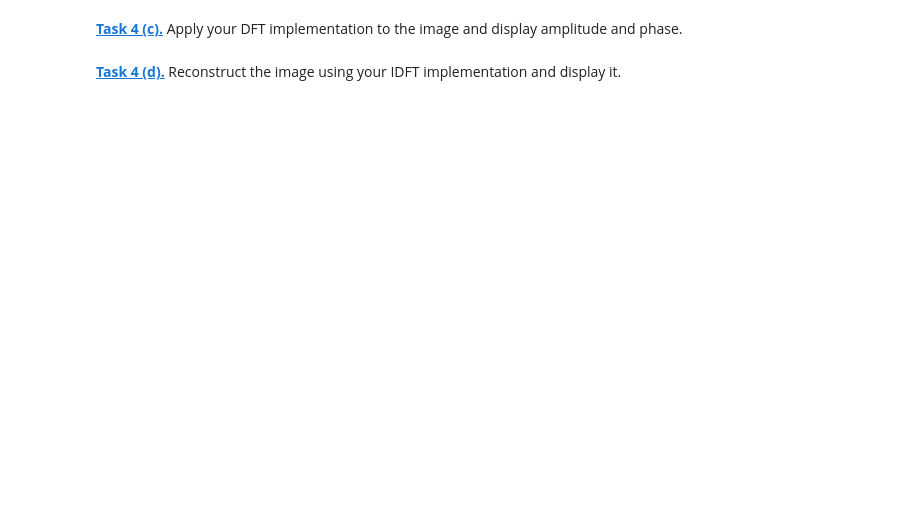
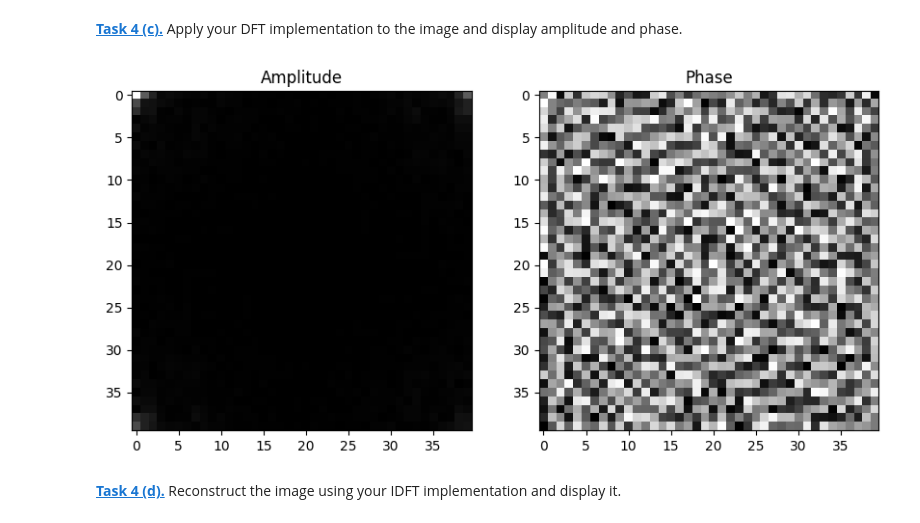
Before and after one commit to vntsslv/mobi-fs5-python, a Jupyter notebook: fourier.ipynb, the cells around one changed output. Drawn from its saved outputs; the diff is of its cells as text; code cells hidden in the pictures; blank space fills up the shorter version.

```diff
--- a/fourier.ipynb
+++ b/fourier.ipynb
@@ -260,5 +260,21 @@ In contrast, the high-pass filter removes more low frequencies as the filter siz
 ---
 # %% [markdown]
 **[Task 4 (a).]()** Implement a function that computes the 2D-DFT.
+# %%
+def my_dft(img):
+    M, N = img.shape
+    dft = np.zeros(img.shape, dtype=complex)
+
+    for u in range(M):
+        for v in range(N):
+            for x in range(M):
+                for y in range(N):
+                    dft[u, v] += img[x, y] * np.exp(
+                        -2j * np.pi * (u*x/M + v*y/N)
+                    )
+
+    dft = dft / (M*N)
+
+    return dft
 # %% [markdown]
 **[Task 4 (b).]()** Implement a function that computes the 2D-IDFT.
@@ -270,4 +303,23 @@ plt.imshow(test_img, 'gray')
 # %% [markdown]
 **[Task 4 (c).]()** Apply your DFT implementation to the image and display amplitude and phase.
+# %%
+own_dft = my_dft(test_img)
+
+amplitude = np.abs(own_dft)
+phase = np.angle(own_dft)
+
+plt.figure(figsize=(10, 5))
+
+plt.subplot(1, 2, 1)
+plt.imshow(np.log(amplitude + 1), cmap='gray')
+plt.title('Amplitude')
+
+plt.subplot(1, 2, 2)
+plt.imshow(phase, cmap='gray')
+plt.title('Phase')
+
+plt.show()
+# %% [output]
+[figure, added]
 # %% [markdown]
 **[Task 4 (d).]()** Reconstruct the image using your IDFT implementation and display it.
```
Also changed, not shown: parts of 9 cells of this notebook.
